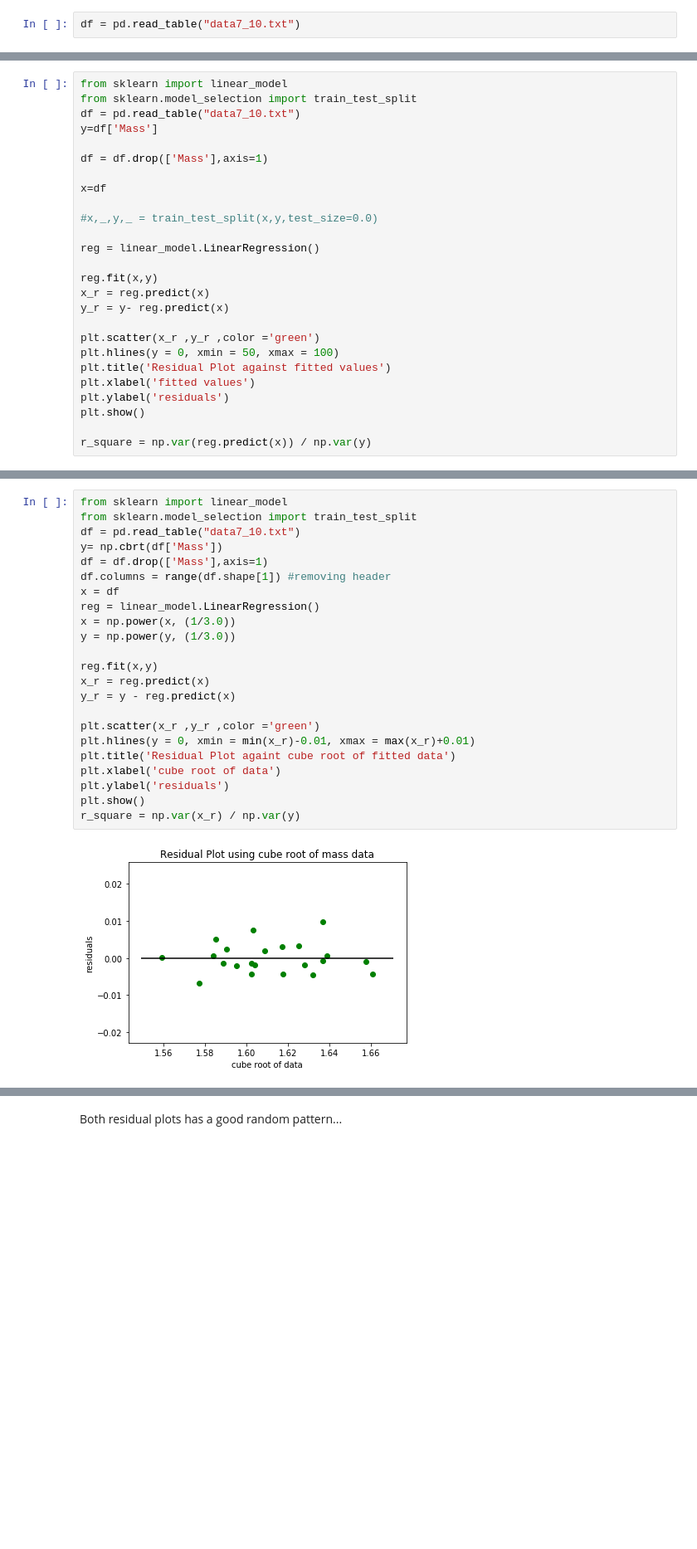
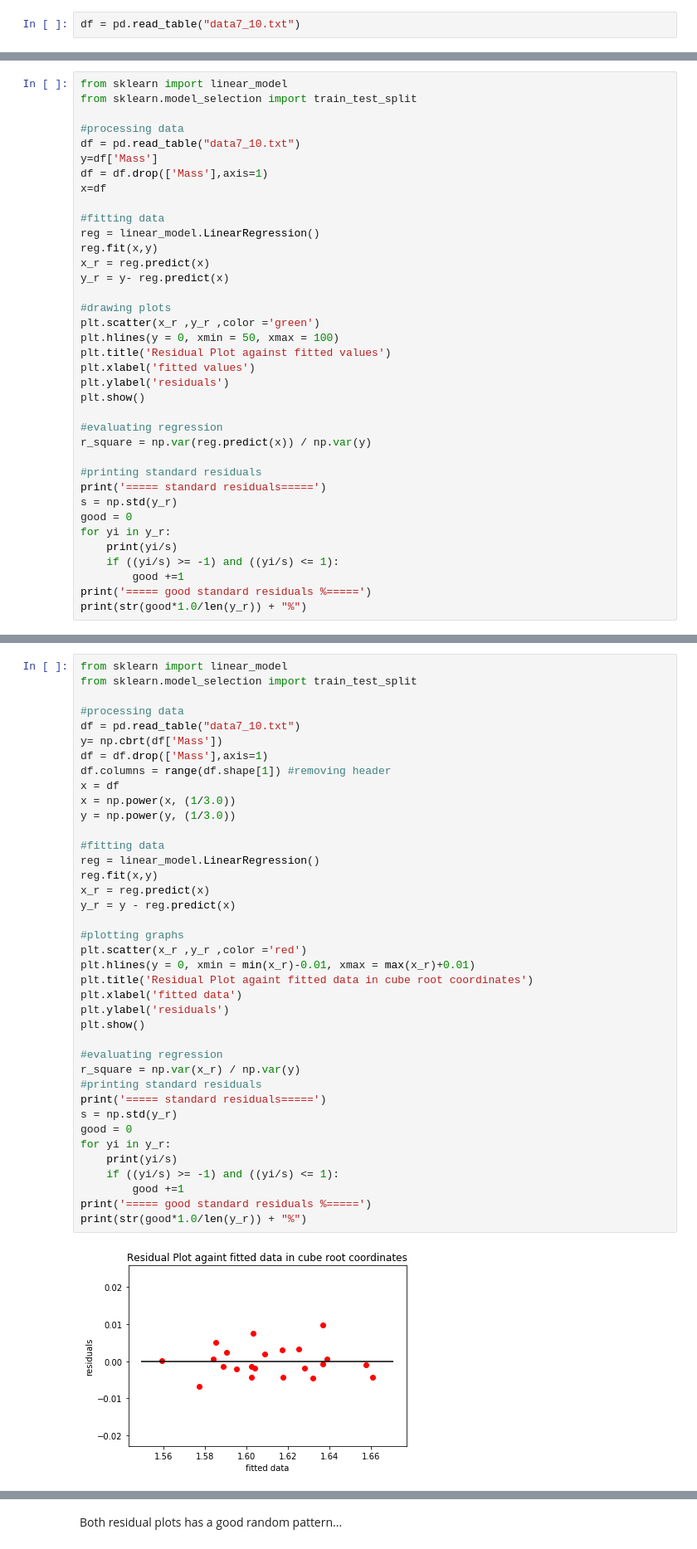
Before and after one commit to lpoon2/CS498-AML, a Jupyter notebook: hw5/hw5.2.ipynb, the cells around one changed output, grey strips where cells are left out. Shown: that part at 83% size. Drawn from its saved outputs; the diff is of its cells as text; blank space fills up the shorter version.

```diff
--- a/hw5/hw5.2.ipynb
+++ b/hw5/hw5.2.ipynb
@@ -34,21 +14,20 @@ print(df)
 # %%
 from sklearn import linear_model
 from sklearn.model_selection import train_test_split
+
+#processing data
 df = pd.read_table("data7_10.txt")
 y=df['Mass']
-
 df = df.drop(['Mass'],axis=1)
-
 x=df
 
-#x,_,y,_ = train_test_split(x,y,test_size=0.0)
-
+#fitting data
 reg = linear_model.LinearRegression()
-
 reg.fit(x,y)
 x_r = reg.predict(x)
 y_r = y- reg.predict(x)
 
+#drawing plots
 plt.scatter(x_r ,y_r ,color ='green')
 plt.hlines(y = 0, xmin = 50, xmax = 100)
 plt.title('Residual Plot against fitted values')
@@ -56,6 +35,18 @@ plt.xlabel('fitted values')
 plt.ylabel('residuals')
 plt.show()
 
+#evaluating regression
 r_square = np.var(reg.predict(x)) / np.var(y)
+
+#printing standard residuals
+print('===== standard residuals=====')
+s = np.std(y_r)
+good = 0
+for yi in y_r:
+    print(yi/s)
+    if ((yi/s) >= -1) and ((yi/s) <= 1):
+        good +=1
+print('===== good standard residuals %=====')
+print(str(good*1.0/len(y_r)) + "%")
 # %% [output]
 [figure]
@@ -66,25 +74,41 @@ r_square
 # %%
 from sklearn import linear_model
 from sklearn.model_selection import train_test_split
+
+#processing data
 df = pd.read_table("data7_10.txt")
 y= np.cbrt(df['Mass'])
 df = df.drop(['Mass'],axis=1)
 df.columns = range(df.shape[1]) #removing header
 x = df
-reg = linear_model.LinearRegression()
 x = np.power(x, (1/3.0))
 y = np.power(y, (1/3.0))
 
+#fitting data
+reg = linear_model.LinearRegression()
 reg.fit(x,y)
 x_r = reg.predict(x)
 y_r = y - reg.predict(x)
 
-plt.scatter(x_r ,y_r ,color ='green')
+#plotting graphs
+plt.scatter(x_r ,y_r ,color ='red')
 plt.hlines(y = 0, xmin = min(x_r)-0.01, xmax = max(x_r)+0.01)
-plt.title('Residual Plot againt cube root of fitted data')
-plt.xlabel('cube root of data')
+plt.title('Residual Plot againt fitted data in cube root coordinates')
+plt.xlabel('fitted data')
 plt.ylabel('residuals')
 plt.show()
+
+#evaluating regression
 r_square = np.var(x_r) / np.var(y)
+#printing standard residuals
+print('===== standard residuals=====')
+s = np.std(y_r)
+good = 0
+for yi in y_r:
+    print(yi/s)
+    if ((yi/s) >= -1) and ((yi/s) <= 1):
+        good +=1
+print('===== good standard residuals %=====')
+print(str(good*1.0/len(y_r)) + "%")
 # %% [output]
-[figure, old version]
+[figure, new version]
```
Also changed, not shown: parts of 7 cells of this notebook, 3 other files.
